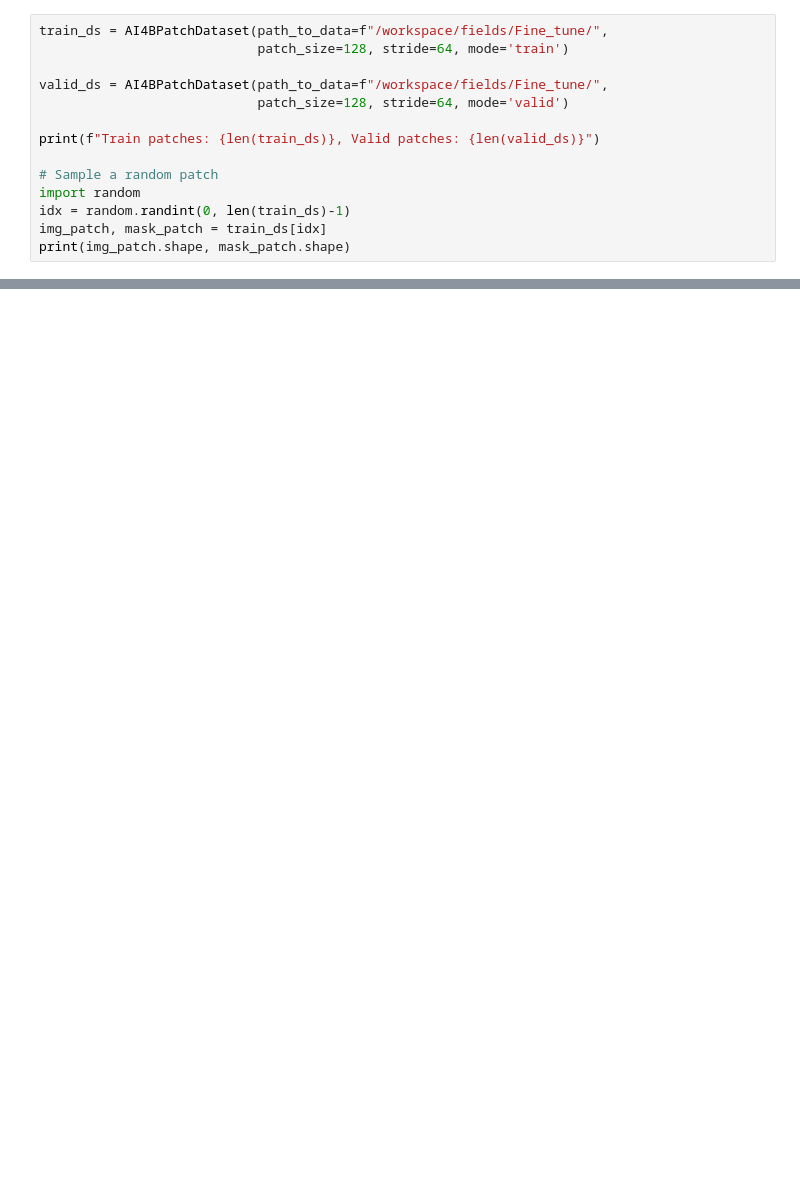
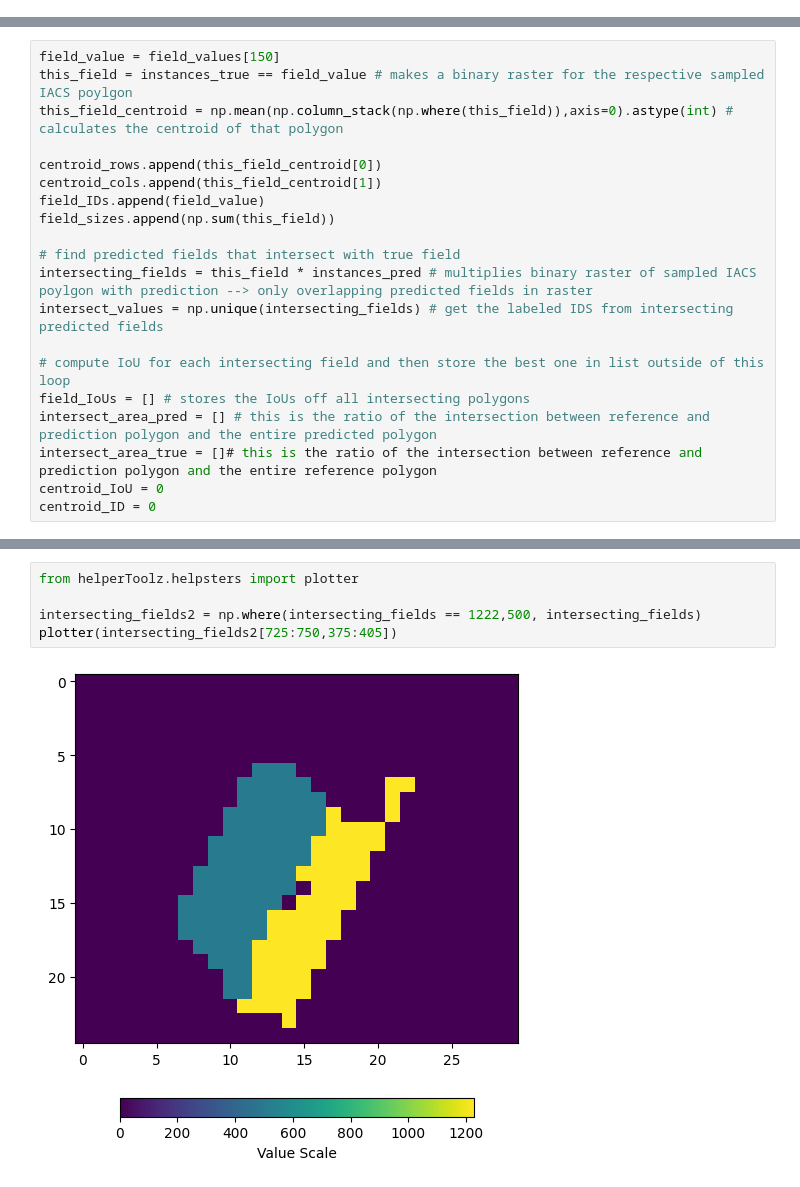
Before and after one commit to florus82/FieldWaterUseTools, a Jupyter notebook: FuncBox/test.ipynb, the cells around one changed output, grey strips where cells are left out. Drawn from its saved outputs; the diff is of its cells as text; blank space fills up the shorter version.

```diff
--- a/FuncBox/test.ipynb
+++ b/FuncBox/test.ipynb
@@ -111,14 +0,0 @@ print(listOfmasks[x])
-# %%
-train_ds = AI4BPatchDataset(path_to_data=f"/workspace/fields/Fine_tune/",
-                            patch_size=128, stride=64, mode='train')
-
-valid_ds = AI4BPatchDataset(path_to_data=f"/workspace/fields/Fine_tune/",
-                            patch_size=128, stride=64, mode='valid')
-
-print(f"Train patches: {len(train_ds)}, Valid patches: {len(valid_ds)}")
-
-# Sample a random patch
-import random
-idx = random.randint(0, len(train_ds)-1)
-img_patch, mask_patch = train_ds[idx]
-print(img_patch.shape, mask_patch.shape)
@@ -131,0 +372,20 @@ aa = DataLoader(dataset=train_ds, batch_size=3,
+# %%
+field_value = field_values[150]
+this_field = instances_true == field_value # makes a binary raster for the respective sampled IACS poylgon
+this_field_centroid = np.mean(np.column_stack(np.where(this_field)),axis=0).astype(int) # calculates the centroid of that polygon
+
+centroid_rows.append(this_field_centroid[0])
+centroid_cols.append(this_field_centroid[1])
+field_IDs.append(field_value)
+field_sizes.append(np.sum(this_field))
+
+# find predicted fields that intersect with true field
+intersecting_fields = this_field * instances_pred # multiplies binary raster of sampled IACS poylgon with prediction --> only overlapping predicted fields in raster
+intersect_values = np.unique(intersecting_fields) # get the labeled IDS from intersecting predicted fields
+
+# compute IoU for each intersecting field and then store the best one in list outside of this loop
+field_IoUs = [] # stores the IoUs off all intersecting polygons
+intersect_area_pred = [] # this is the ratio of the intersection between reference and prediction polygon and the entire predicted polygon
+intersect_area_true = []# this is the ratio of the intersection between reference and prediction polygon and the entire reference polygon
+centroid_IoU = 0
+centroid_ID = 0
@@ -131,0 +415,7 @@ aa = DataLoader(dataset=train_ds, batch_size=3,
+# %%
+from helperToolz.helpsters import plotter
+
+intersecting_fields2 = np.where(intersecting_fields == 1222,500, intersecting_fields)
+plotter(intersecting_fields2[725:750,375:405])
+# %% [output]
+[figure, added]
```
Also changed, not shown: parts of 24 cells of this notebook, 16 other files.
